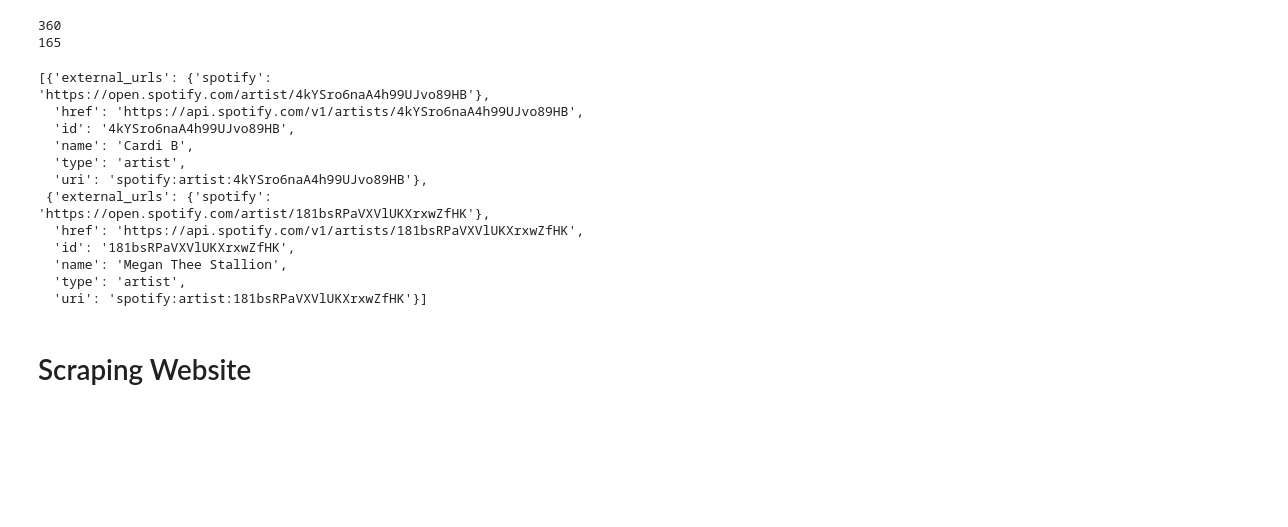
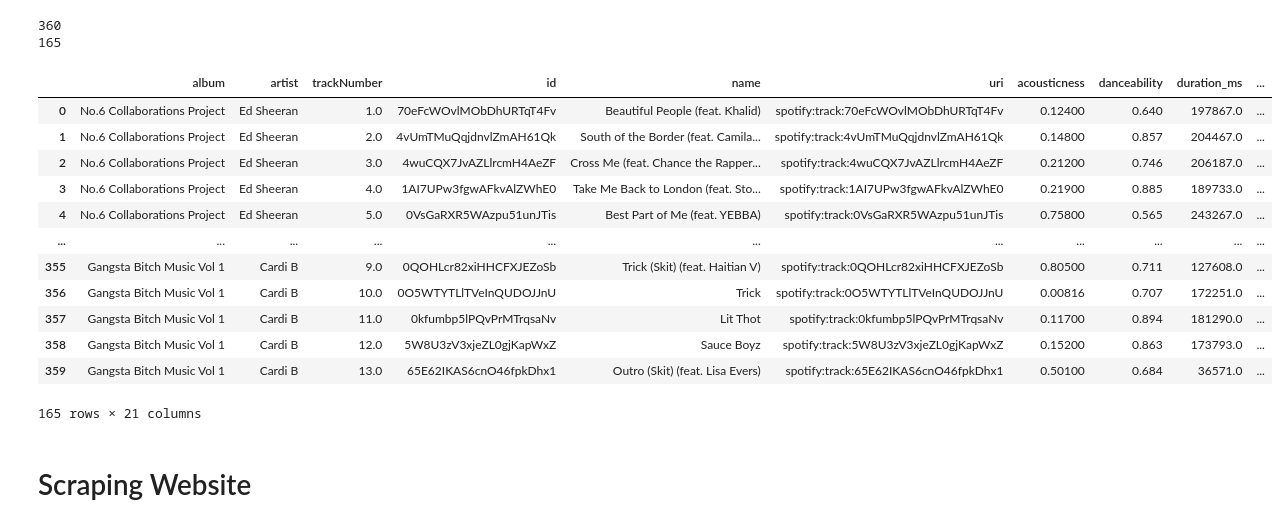
Before and after one commit to jghuynh/Song_Shine, a Jupyter notebook: Song_Rak.ipynb, the cells around one changed output. Drawn from its saved outputs; the diff is of its cells as text; code cells hidden in the pictures; blank space fills up the shorter version.

```diff
--- a/Song_Rak.ipynb
+++ b/Song_Rak.ipynb
@@ -724,24 +724,22 @@ print(len(final_df))
 # %% [output]
 360
 165
-# %%
-#albumURI = 'spotify:album:6DpIyaMgt5p9HlGd1c0LDM'
-#sp.album(albumURI)["name"]
-#sp.artist_albums(artist_uri, album_type='album')["items"][0]
-sp.search("Wap")["tracks"]["items"][0]["album"]["artists"]
-# %% [output]
-[{'external_urls': {'spotify': 'https://open.spotify.com/artist/4kYSro6naA4h99UJvo89HB'},
-  'href': 'https://api.spotify.com/v1/artists/4kYSro6naA4h99UJvo89HB',
-  'id': '4kYSro6naA4h99UJvo89HB',
-  'name': 'Cardi B',
-  'type': 'artist',
-  'uri': 'spotify:artist:4kYSro6naA4h99UJvo89HB'},
- {'external_urls': {'spotify': 'https://open.spotify.com/artist/181bsRPaVXVlUKXrxwZfHK'},
-  'href': 'https://api.spotify.com/v1/artists/181bsRPaVXVlUKXrxwZfHK',
-  'id': '181bsRPaVXVlUKXrxwZfHK',
-  'name': 'Megan Thee Stallion',
-  'type': 'artist',
-  'uri': 'spotify:artist:181bsRPaVXVlUKXrxwZfHK'}]
+# %%
+final_df
+# %% [output]
+|  | album | artist | trackNumber | id | name | uri | acousticness | danceability | duration_ms | ... |
+| 0 | No.6 Collaborations Project | Ed Sheeran | 1.0 | 70eFcWOvlMObDhURTqT4Fv | Beautiful People (feat. Khalid) | spotify:track:70eFcWOvlMObDhURTqT4Fv | 0.12400 | 0.640 | 197867.0 | ... |
+| 1 | No.6 Collaborations Project | Ed Sheeran | 2.0 | 4vUmTMuQqjdnvlZmAH61Qk | South of the Border (feat. Camila... | spotify:track:4vUmTMuQqjdnvlZmAH61Qk | 0.14800 | 0.857 | 204467.0 | ... |
+| 2 | No.6 Collaborations Project | Ed Sheeran | 3.0 | 4wuCQX7JvAZLlrcmH4AeZF | Cross Me (feat. Chance the Rapper... | spotify:track:4wuCQX7JvAZLlrcmH4AeZF | 0.21200 | 0.746 | 206187.0 | ... |
+| 3 | No.6 Collaborations Project | Ed Sheeran | 4.0 | 1AI7UPw3fgwAFkvAlZWhE0 | Take Me Back to London (feat. Sto... | spotify:track:1AI7UPw3fgwAFkvAlZWhE0 | 0.21900 | 0.885 | 189733.0 | ... |
+| 4 | No.6 Collaborations Project | Ed Sheeran | 5.0 | 0VsGaRXR5WAzpu51unJTis | Best Part of Me (feat. YEBBA) | spotify:track:0VsGaRXR5WAzpu51unJTis | 0.75800 | 0.565 | 243267.0 | ... |
+| ... | ... | ... | ... | ... | ... | ... | ... | ... | ... | ... |
+| 355 | Gangsta Bitch Music Vol 1 | Cardi B | 9.0 | 0QOHLcr82xiHHCFXJEZoSb | Trick (Skit) (feat. Haitian V) | spotify:track:0QOHLcr82xiHHCFXJEZoSb | 0.80500 | 0.711 | 127608.0 | ... |
+| 356 | Gangsta Bitch Music Vol 1 | Cardi B | 10.0 | 0O5WTYTLlTVeInQUDOJJnU | Trick | spotify:track:0O5WTYTLlTVeInQUDOJJnU | 0.00816 | 0.707 | 172251.0 | ... |
+| 357 | Gangsta Bitch Music Vol 1 | Cardi B | 11.0 | 0kfumbp5lPQvPrMTrqsaNv | Lit Thot | spotify:track:0kfumbp5lPQvPrMTrqsaNv | 0.11700 | 0.894 | 181290.0 | ... |
+| 358 | Gangsta Bitch Music Vol 1 | Cardi B | 12.0 | 5W8U3zV3xjeZL0gjKapWxZ | Sauce Boyz | spotify:track:5W8U3zV3xjeZL0gjKapWxZ | 0.15200 | 0.863 | 173793.0 | ... |
+| 359 | Gangsta Bitch Music Vol 1 | Cardi B | 13.0 | 65E62IKAS6cnO46fpkDhx1 | Outro (Skit) (feat. Lisa Evers) | spotify:track:65E62IKAS6cnO46fpkDhx1 | 0.50100 | 0.684 | 36571.0 | ... |
+165 rows × 21 columns
 # %% [markdown]
 # Scraping Website
 # %%
```
Also changed, not shown: parts of 16 cells of this notebook.
